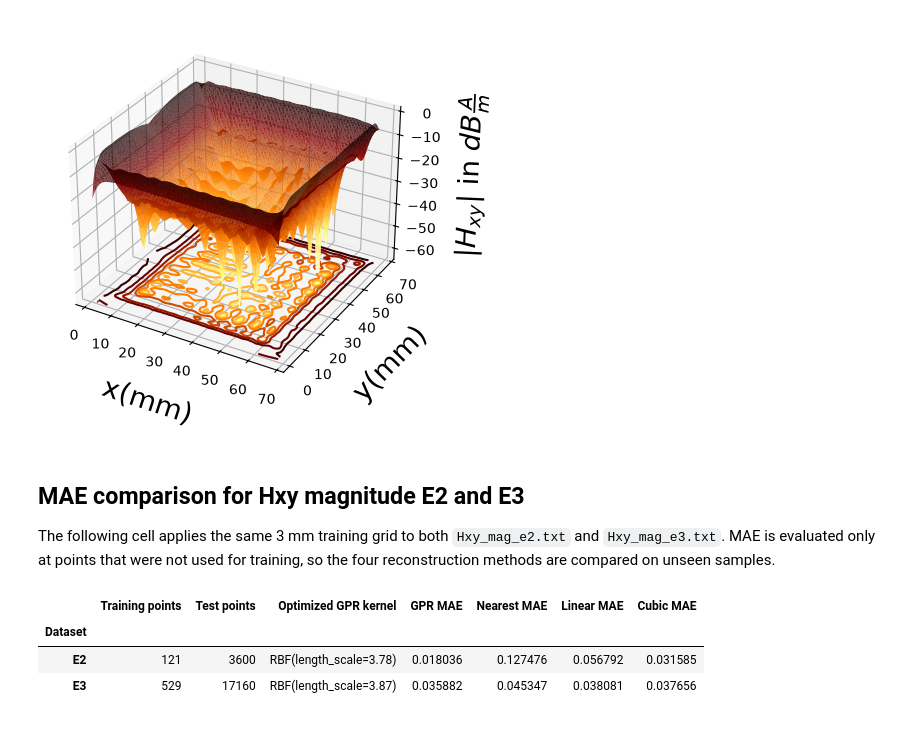
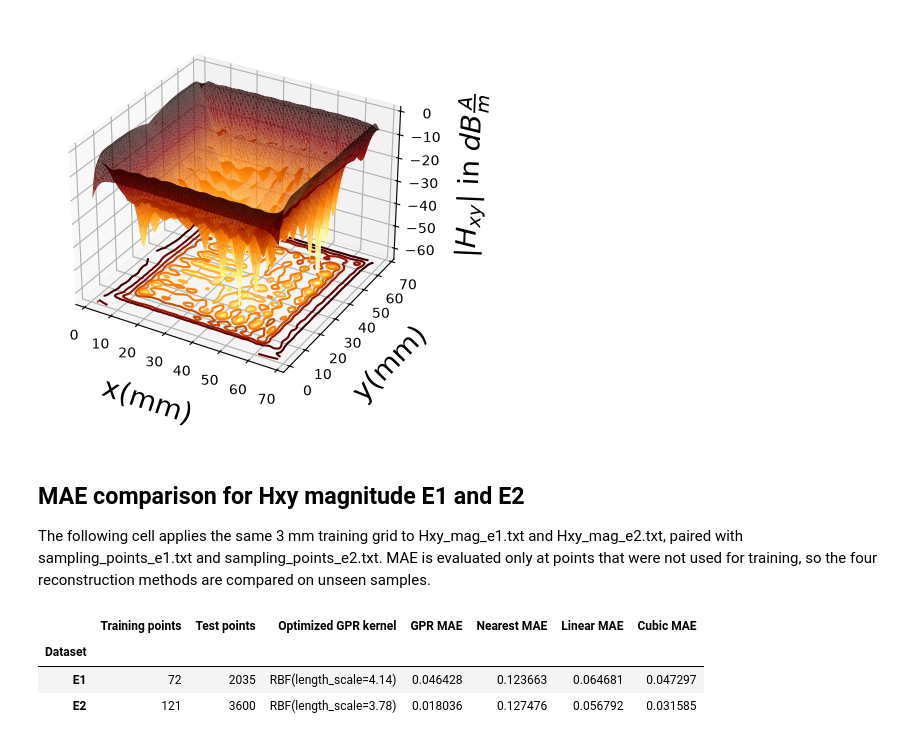
Before and after one commit to Najizarour/yooo, a Jupyter notebook: EMC Nearfield/codes/Task2.ipynb, the cells around one changed output. Cells and saved outputs as stored; diff of their text form; code cells hidden in the pictures.

Commit message:
Correct MAE comparison to E1 and E2

```diff
--- a/EMC Nearfield/codes/Task2.ipynb
+++ b/EMC Nearfield/codes/Task2.ipynb
@@ -214,9 +214,9 @@ plt.show()
 # %% [output]
 [figure]
 # %% [markdown]
-## MAE comparison for Hxy magnitude E2 and E3
+## MAE comparison for Hxy magnitude E1 and E2
 
-The following cell applies the same 3 mm training grid to both `Hxy_mag_e2.txt` and `Hxy_mag_e3.txt`. MAE is evaluated only at points that were not used for training, so the four reconstruction methods are compared on unseen samples.
+The following cell applies the same 3 mm training grid to Hxy_mag_e1.txt and Hxy_mag_e2.txt, paired with sampling_points_e1.txt and sampling_points_e2.txt. MAE is evaluated only at points that were not used for training, so the four reconstruction methods are compared on unseen samples.
 # %%
 def calculate_reconstruction_mae(dataset, dist=3.0, x_anchor=16.5, y_anchor=16.0):
     """Calculate held-out MAE for GPR and three interpolation methods."""
@@ -271,33 +271,33 @@ def calculate_reconstruction_mae(dataset, dist=3.0, x_anchor=16.5, y_anchor=16.0
             train_coordinates.to_numpy(), train_magnitude,
             test_coordinates.to_numpy(), method="linear"
         ),
         "Cubic": griddata(
             train_coordinates.to_numpy(), train_magnitude,
             test_coordinates.to_numpy(), method="cubic"
         ),
     }
 
     result = {
         "Dataset": dataset.upper(),
         "Training points": int(training_mask.sum()),
         "Test points": int(test_mask.sum()),
         "Optimized GPR kernel": str(gpr.kernel_),
     }
     result.update({
         f"{method} MAE": mean_absolute_error(test_magnitude, values)
         for method, values in predictions.items()
     })
     return result
 
 
 mae_results = pd.DataFrame([
     calculate_reconstruction_mae(dataset)
-    for dataset in ("e2", "e3")
+    for dataset in ("e1", "e2")
 ]).set_index("Dataset")
 
 mae_results
 # %% [output]
 |  | Training points | Test points | Optimized GPR kernel | GPR MAE | Nearest MAE | Linear MAE | Cubic MAE |
 | Dataset |  |  |  |  |  |  |  |
+| E1 | 72 | 2035 | RBF(length_scale=4.14) | 0.046428 | 0.123663 | 0.064681 | 0.047297 |
 | E2 | 121 | 3600 | RBF(length_scale=3.78) | 0.018036 | 0.127476 | 0.056792 | 0.031585 |
-| E3 | 529 | 17160 | RBF(length_scale=3.87) | 0.035882 | 0.045347 | 0.038081 | 0.037656 |
```
